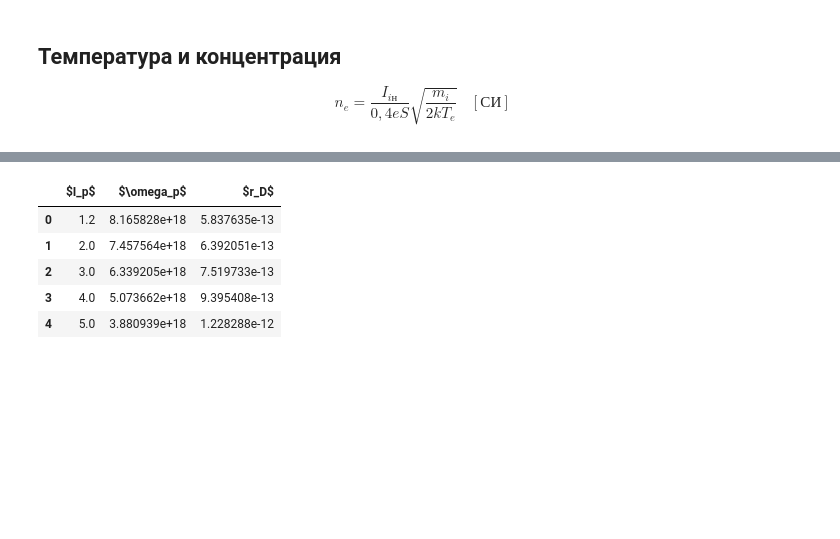
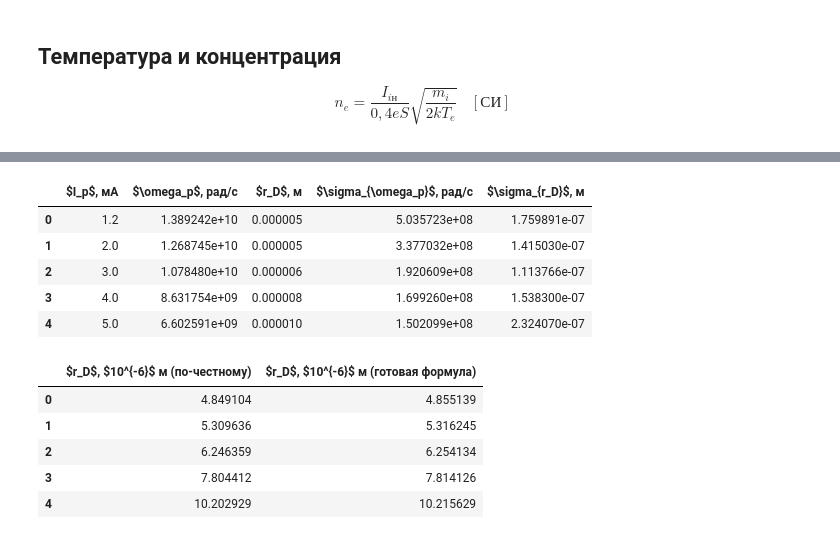
Before and after one commit to iudovin/labs, a Jupyter notebook: calc3-5-1.ipynb, the cells around one changed output, grey strips where cells are left out. Drawn from its saved outputs; the diff is of its cells as text; code cells hidden in the pictures; blank space fills up the shorter version.

```diff
--- a/calc3-5-1.ipynb
+++ b/calc3-5-1.ipynb
@@ -20,6 +20,7 @@ for name in objects:
         data[name[:-4]] = pd.read_csv(name, sep=',', header=None)
 
 print('Data is ready!')
+_display_normal = True
 # %% [output]
 Data is ready!
 # %% [markdown]
@@ -117,10 +132,15 @@ $$I = I_{iн}\text{th}\frac{eU}{2kT_e}+AU$$
 # %%
 df = []
 for i in range(len(OPTs)):
+    i_d = I_d[i]
     opt = OPTs[i]
     cov = COVs[i]
-    row = [*opt, math.sqrt(cov[0,0]), math.sqrt(cov[1,1]), math.sqrt(cov[2,2])]
+    row = [i_d, *opt, math.sqrt(cov[0,0]), math.sqrt(cov[1,1]), math.sqrt(cov[2,2])]
     df.append(row)
 display(pd.DataFrame(df,
-        columns=['$a$', '$b$', '$c$', '$\sigma_a$', '$\sigma_b$', '$\sigma_c$']))
+        columns=['$I_p$, мА', '$I_{iн}$, мкА', r'$\frac{e}{2kT_e}$', '$A$, В$^{-1}$',
+                 '$\sigma_{I_{iн}}$, мкА', '$\sigma_{e(2kT_e)^{-1}}$', '$\sigma_A$, В$^{-1}$']))
+
+deltaU = np.array(deltaU)
+# display(pd.DataFrame(np.transpose([I_d, deltaU]), columns=['$I_p$, мА', '$\Delta U$, В']))
 # %% [output]
@@ -223,55 +260,78 @@ $$n = n_i + n_e \simeq 2n_e$$
 # %%
-eps0 = 1
-m_e = 9.10953e-28
-T_i = 300
-k = 1.38e-23
-
-
-grid = plt.GridSpec(2, 2, wspace=0.4, hspace=0.3)
-axes = [plt.subplot(grid[0, 1]), plt.subplot(grid[1, 1])]
-
-#fig, axes = plt.subplots(2, 1, sharex='col', sharey='row')
+if _display_normal:
+    fig, axes = plt.subplots(2, 1, sharex='col', sharey='row')
+else:
+    grid = plt.GridSpec(2, 2, wspace=0.4, hspace=0.3)
+    axes = [plt.subplot(grid[0, 0]), plt.subplot(grid[1, 0])]
 
 for p in axes:
     p.set_xticks(range(1, 6))
     p.tick_params(axis='both', which='major', labelsize=12)
     p.tick_params(axis='both', which='major', labelsize=12)
 
 
 plt1, plt2 = axes
 
 plt1.ticklabel_format(axis='y', style='sci', useMathText=True)
-plt2.ticklabel_format(axis='y', style='sci', useMathText=True)
+plt2.ticklabel_format(axis='y', style='sci', scilimits=(1, 10), useMathText=True)
+
+
+# Далее все считаем в СИ
+
+eps_0 = 8.854e-12  # Ф/м
+m_e = 9.1e-31  # кг
+T_i = 300  # К
+k = 1.38e-23  # Дж/К
+
 
 # частота
-omega = np.sqrt(n_e*(e*1.6e-19)**2 / (eps0*m_e))
+
+omega = np.sqrt(n_e*e**2 / (eps_0*m_e))
 
 eps_omega = eps_n / 2
 sigma_omega = eps_omega * omega
 
-plt1.set_ylabel('$\omega_p$ (Гц)', fontsize=15)
+plt1.set_ylabel('$\omega_p$ (рад/с)', fontsize=15)
 plt1.errorbar(I_d, omega, linestyle='', marker='o', yerr=sigma_omega, capsize=4)
 
 
 # дебаевский радиус
-#r_D = np.sqrt(eps0*k*T_i / (2*n_e*e))
-r_D = np.sqrt(k*T_i*1.6e-19 / (2*n_e))
+
+Debye = []
+
+r_D = 69 * np.sqrt(T_i / n_i)
+Debye.append(r_D)
+r_D = np.sqrt(eps_0*k*T_i / (n_i*e**2))
+Debye.append(r_D)
 
 eps_rD = eps_n / 2
 sigma_rD = eps_rD * r_D
 
 plt2.set_xlabel('$I_p$ (мА)', fontsize=15)
-plt2.set_ylabel('$r_D$ (см)', fontsize=15)
+plt2.set_ylabel('$r_D$ (м)', fontsize=15)
 plt2.errorbar(I_d, r_D, linestyle='', marker='o', yerr=sigma_rD, capsize=4)
 
 
-display(pd.DataFrame(np.transpose([I_d, omega, r_D]), columns=['$I_р$', '$\omega_p$', '$r_D$']))
+display(pd.DataFrame(np.transpose([I_d, omega, r_D, sigma_omega, sigma_rD]),
+                     columns=['$I_р$, мА', '$\omega_p$, рад/с', '$r_D$, м',
+                              '$\sigma_{\omega_p}$, рад/с', '$\sigma_{r_D}$, м']))
+
+display(pd.DataFrame(np.transpose(Debye)*1e6,
+                     columns=['$r_D$, $10^{-6}$ м (по-честному)', '$r_D$, $10^{-6}$ м (готовая формула)']))
+# r_D = Debye[0]
+# print('\n'.join(map(str, r_D)))
 # %% [output]
 [interactive output not drawn]
 [interactive output not drawn]
-|  | $I_р$ | $\omega_p$ | $r_D$ |
-| 0 | 1.2 | 8.165828e+18 | 5.837635e-13 |
-| 1 | 2.0 | 7.457564e+18 | 6.392051e-13 |
-| 2 | 3.0 | 6.339205e+18 | 7.519733e-13 |
-| 3 | 4.0 | 5.073662e+18 | 9.395408e-13 |
-| 4 | 5.0 | 3.880939e+18 | 1.228288e-12 |
+|  | $I_р$, мА | $\omega_p$, рад/с | $r_D$, м | $\sigma_{\omega_p}$, рад/с | $\sigma_{r_D}$, м |
+| 0 | 1.2 | 1.389242e+10 | 0.000005 | 5.035723e+08 | 1.759891e-07 |
+| 1 | 2.0 | 1.268745e+10 | 0.000005 | 3.377032e+08 | 1.415030e-07 |
+| 2 | 3.0 | 1.078480e+10 | 0.000006 | 1.920609e+08 | 1.113766e-07 |
+| 3 | 4.0 | 8.631754e+09 | 0.000008 | 1.699260e+08 | 1.538300e-07 |
+| 4 | 5.0 | 6.602591e+09 | 0.000010 | 1.502099e+08 | 2.324070e-07 |
+|  | $r_D$, $10^{-6}$ м (по-честному) | $r_D$, $10^{-6}$ м (готовая формула) |
+| 0 | 4.849104 | 4.855139 |
+| 1 | 5.309636 | 5.316245 |
+| 2 | 6.246359 | 6.254134 |
+| 3 | 7.804412 | 7.814126 |
+| 4 | 10.202929 | 10.215629 |
```
Also changed, not shown: parts of 10 cells of this notebook.
